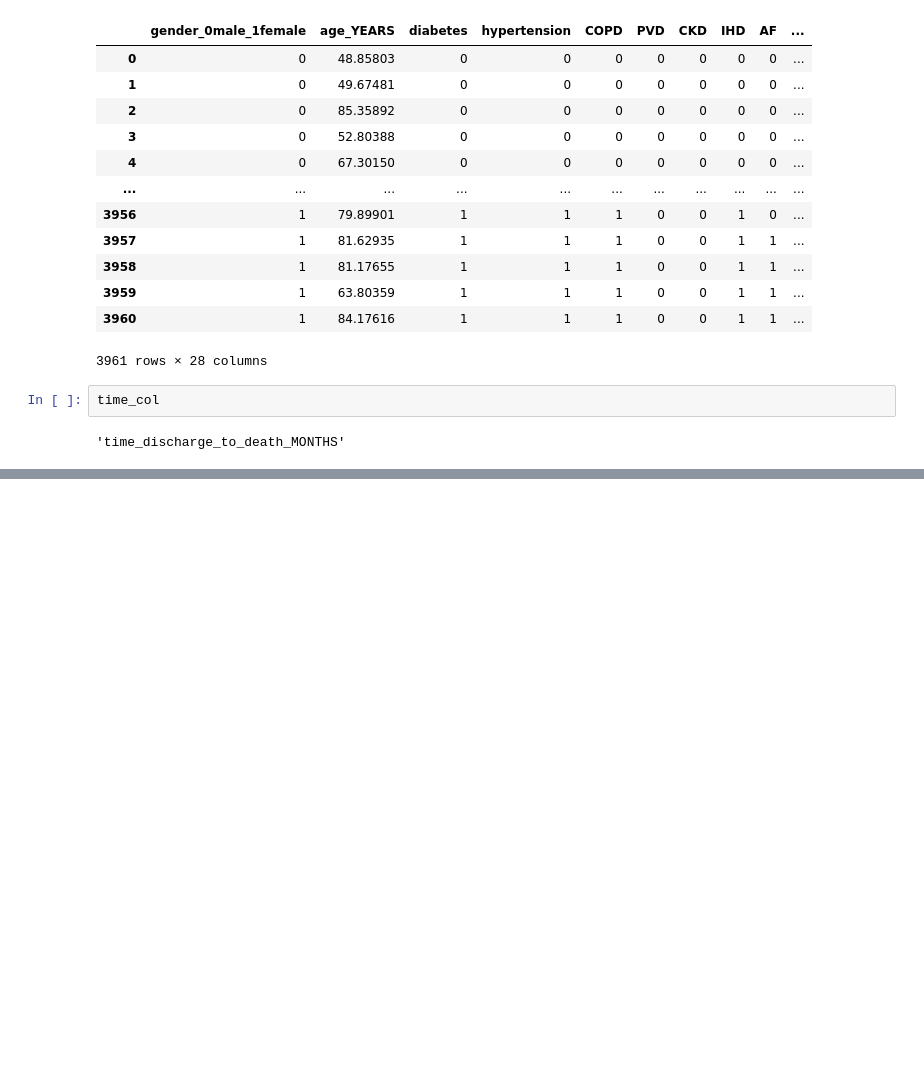
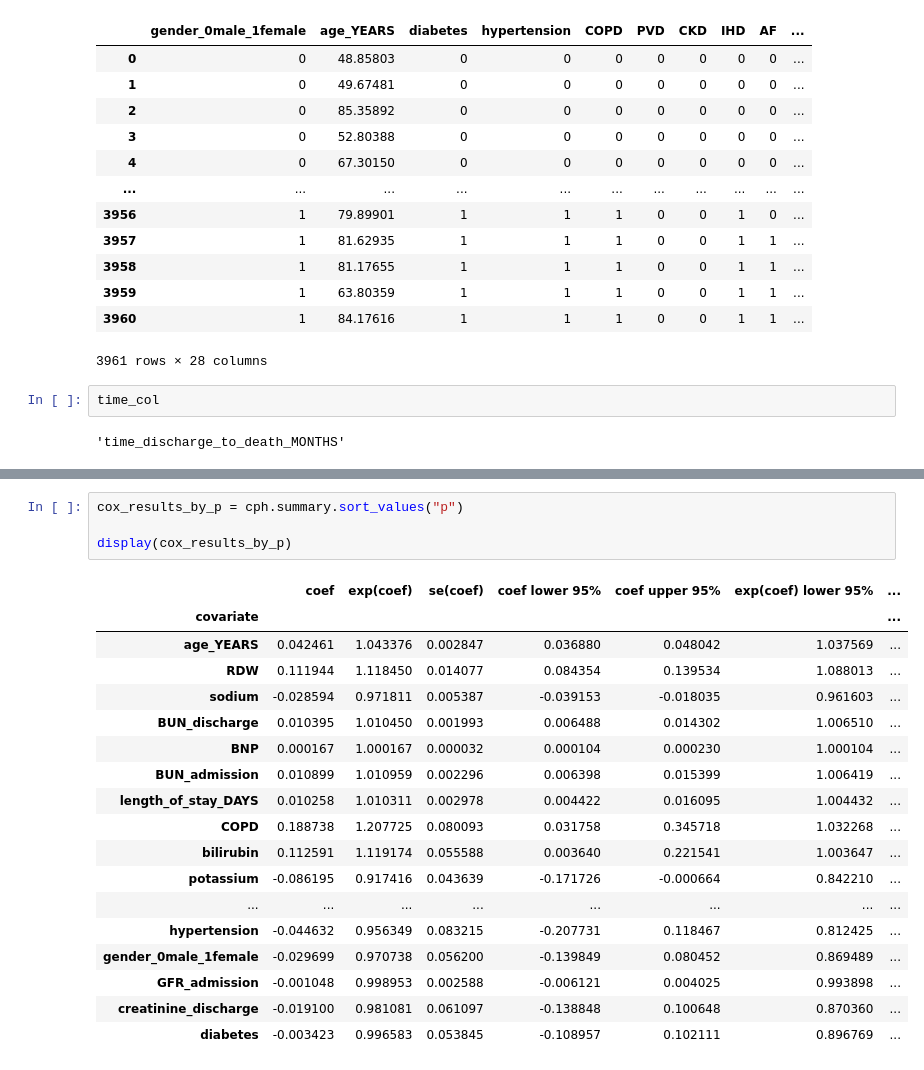
Before and after one commit to Mormorfor/SAML_project, a Jupyter notebook: Part1.ipynb, the cells around one changed output, grey strips where cells are left out. Drawn from its saved outputs; the diff is of its cells as text; blank space fills up the shorter version.

```diff
--- a/Part1.ipynb
+++ b/Part1.ipynb
@@ -539,3 +539,26 @@ cph.print_summary()
 | Partial AIC | 25834.15 |
 | log-likelihood ratio test | 767.92 on 25 df |
 | -log2(p) of ll-ratio test | 482.20 |
+# %%
+cox_results_by_p = cph.summary.sort_values("p")
+
+display(cox_results_by_p)
+# %% [output]
+|  | coef | exp(coef) | se(coef) | coef lower 95% | coef upper 95% | exp(coef) lower 95% | ... |
+| covariate |  |  |  |  |  |  | ... |
+| age_YEARS | 0.042461 | 1.043376 | 0.002847 | 0.036880 | 0.048042 | 1.037569 | ... |
+| RDW | 0.111944 | 1.118450 | 0.014077 | 0.084354 | 0.139534 | 1.088013 | ... |
+| sodium | -0.028594 | 0.971811 | 0.005387 | -0.039153 | -0.018035 | 0.961603 | ... |
+| BUN_discharge | 0.010395 | 1.010450 | 0.001993 | 0.006488 | 0.014302 | 1.006510 | ... |
+| BNP | 0.000167 | 1.000167 | 0.000032 | 0.000104 | 0.000230 | 1.000104 | ... |
+| BUN_admission | 0.010899 | 1.010959 | 0.002296 | 0.006398 | 0.015399 | 1.006419 | ... |
+| length_of_stay_DAYS | 0.010258 | 1.010311 | 0.002978 | 0.004422 | 0.016095 | 1.004432 | ... |
+| COPD | 0.188738 | 1.207725 | 0.080093 | 0.031758 | 0.345718 | 1.032268 | ... |
+| bilirubin | 0.112591 | 1.119174 | 0.055588 | 0.003640 | 0.221541 | 1.003647 | ... |
+| potassium | -0.086195 | 0.917416 | 0.043639 | -0.171726 | -0.000664 | 0.842210 | ... |
+| ... | ... | ... | ... | ... | ... | ... | ... |
+| hypertension | -0.044632 | 0.956349 | 0.083215 | -0.207731 | 0.118467 | 0.812425 | ... |
+| gender_0male_1female | -0.029699 | 0.970738 | 0.056200 | -0.139849 | 0.080452 | 0.869489 | ... |
+| GFR_admission | -0.001048 | 0.998953 | 0.002588 | -0.006121 | 0.004025 | 0.993898 | ... |
+| creatinine_discharge | -0.019100 | 0.981081 | 0.061097 | -0.138848 | 0.100648 | 0.870360 | ... |
+| diabetes | -0.003423 | 0.996583 | 0.053845 | -0.108957 | 0.102111 | 0.896769 | ... |
```
Also changed, not shown: parts of 2 cells of this notebook, 1 other file.
